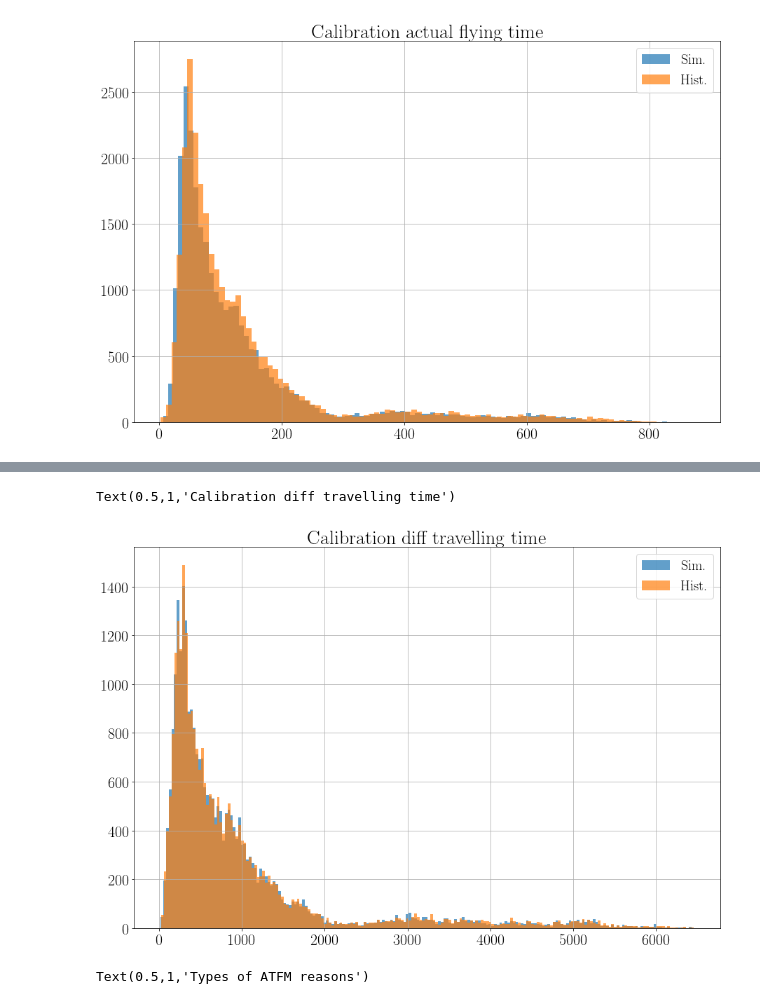
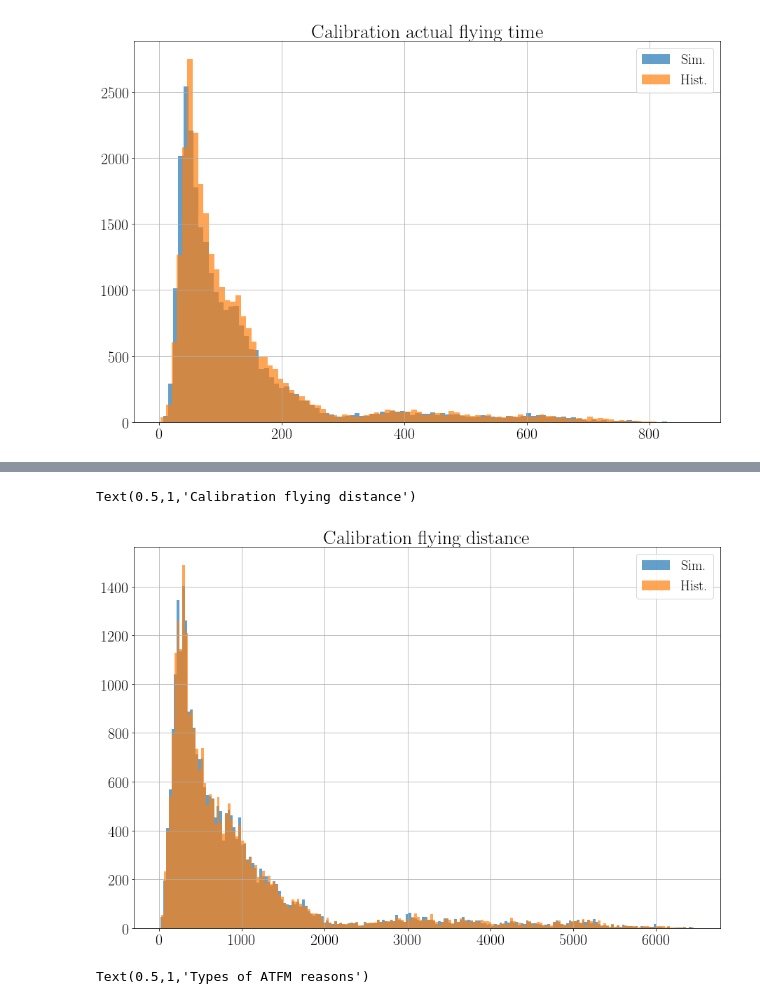
Before and after one commit to GGurtner/domino-validation, a Jupyter notebook: Validation.ipynb, the cells around one changed output, grey strips where cells are left out. Drawn from its saved outputs; the diff is of its cells as text; code cells hidden in the pictures.

```diff
--- a/Validation.ipynb
+++ b/Validation.ipynb
@@ -170,7 +132,9 @@ df_hist['travelling_time_diff'] = ((df_hist['aibt']-df_hist['aobt']) - (df_hist[
 df_hist['scheduled_flying_time'] = (df_hist['landing_time_sch'] - df_hist['take_off_time_sch']).dt.total_seconds()/60.
 df_hist['actual_flying_time'] = (df_hist['landing_time'] - df_hist['take_off_time']).dt.total_seconds()/60.
 df_hist['taxi_out_traj'] = (df_hist['take_off_time'] - df_hist['aobt']).dt.total_seconds()/60.
-df_hist['taxi_in_traj'] = (df_hist['aibt'] - df_hist['landing_time']).dt.total_seconds()/60.
-df_hist['scheduled_flying_distance'] = df_hist['distance_sch']
-df_hist['actual_flying_distance'] = df_hist['distance']
+df_hist['taxi_out'] = df_hist['mean_taxi_out']
+df_hist['taxi_in'] = df_hist['mean_taxi_in']
+#df_hist['taxi_in_traj'] = (df_hist['aibt'] - df_hist['landing_time']).dt.total_seconds()/60.
+df_hist['scheduled_flying_distance'] = df_hist['distance_sch']/1.852
+df_hist['actual_flying_distance'] = df_hist['distance']/1.852
 #df_hist['arrival_delay'] = (df_hist['aibt']-df_hist['sibt']).dt.total_seconds()/60.
@@ -353,14 +336,14 @@ Text(0.5,1,'Calibration diff travelling time')
 # %%
 fig, ax = subplots(figsize=(15, 10))
 df['scheduled_flying_distance'].hist(bins=200, ax=ax, alpha=0.7, label='Sim.')
-(df_hist['scheduled_flying_distance']/1.852).hist(bins=200, ax=ax, alpha=0.7, label='Hist.')
+(df_hist['scheduled_flying_distance']).hist(bins=200, ax=ax, alpha=0.7, label='Hist.')
 ax.legend()
-ax.set_title('Calibration diff travelling time')
+ax.set_title('Calibration flying distance')
 #ax.set_xlim((0, 100))
 #ax.set_yscale('log')
 # %% [output]
-Text(0.5,1,'Calibration diff travelling time')
+Text(0.5,1,'Calibration flying distance')
-[figure, old version]
+[figure, new version]
 # %%
 fig, ax = subplots(figsize=(15, 10))
 mask = df['atfm_reason']=='C_AP'
```
Also changed, not shown: parts of 14 cells of this notebook.
